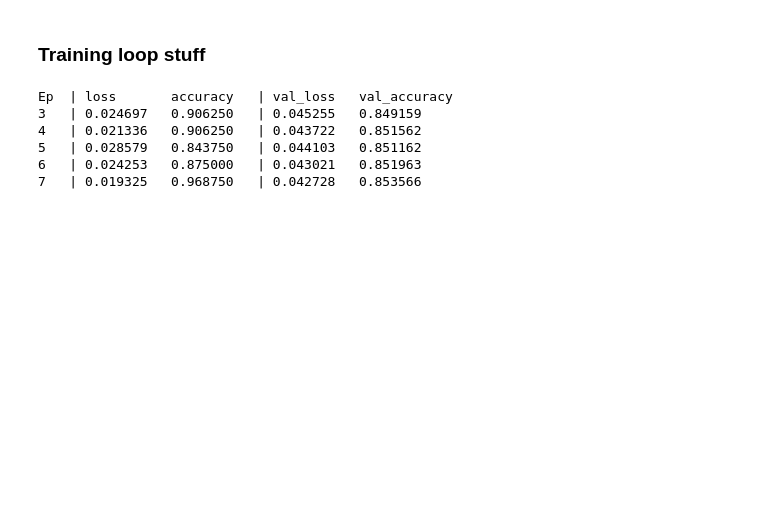
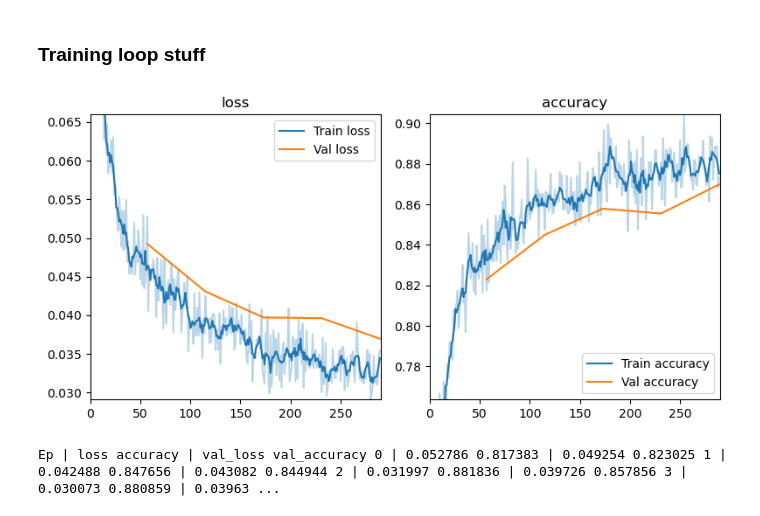
Before and after one commit to xl0/tidygrad, a Jupyter notebook: nbs/06_training.ipynb, the cells around one changed output. Saved outputs shown, nothing was run; the diff lists cells and outputs as text; code cells hidden in the pictures; blank space fills up the shorter version.

Commit message:
Live update the plots

```diff
--- a/nbs/06_training.ipynb
+++ b/nbs/06_training.ipynb
@@ -21,12 +23,18 @@ def add_callbacks(func):
         full_name = func.__name__.replace("do_", "")
         pre_name = f"pre_{full_name}"
         post_name = f"post_{full_name}"
+
+        start_time = time.time()
         for callback in self.callbacks:
             getattr(callback, pre_name, noop)(self)
 
         func(self)
         for callback in self.callbacks:
             getattr(callback, post_name, noop)(self)
+        end_time = time.time()
+
+        # if end_time - start_time > 0.5:
+        #     print(f"{full_name} took {end_time - start_time:.2f} seconds")
 
     return decorator
 # %%
@@ -83,7 +92,7 @@ class DictLoggerCallback:
             else:
                 if m.valid: self.log(learner, f"val_{m.name}", m.calc(learner), accum=True, step=learner.step)
 
-    def post_epoch(self, learner):
+    def post_all_batches(self, learner):
         for m in self.metrics:
             if f"val_{m.name}" in self.history[-1]:
                 self.history[-1][f"val_{m.name}"] /= len(learner.dl)
@@ -177,0 +224,14 @@ def one_hot_encode_batch(y, n_classes):
+# %%
+#| export
+
+def print_metrics_header(metrics):
+    return "Ep  | " + metrics_names_pretty(metrics) + " | " + metrics_names_pretty([f"val_{m}" for m in metrics]) + "\n"
+
+def print_metrics(learner, metrics):
+    train_metrics = {k: v for k, v in learner.history[-1].items() if k in metrics}
+    val_metrics = {f"val_{m}": learner.history[-1].get(f"val_{m}", None) for m in metrics}
+    return " | ".join([
+        f"{learner.epoch:<3}",
+        metrics_last_pretty(metrics, train_metrics),
+        metrics_last_pretty([f"val_{m}" for m in metrics], val_metrics),
+    ]) + "\n"
@@ -266,21 +364,20 @@ class ProgressBarCallback:
 # %%
-BS = 32
+BS = 1024
 
-mnist_train = DataLoader(MNIST(fashion=True), batch_size=BS, shuffle=False, batch_tfms=[mnist_batch_tfm])
+mnist_train = DataLoader(MNIST(fashion=True), batch_size=BS, shuffle=True, batch_tfms=[mnist_batch_tfm])
 mnist_test = DataLoader(MNIST(train=False, fashion=True), batch_size=BS, shuffle=False, batch_tfms=[mnist_batch_tfm])
-
 INT_DIM = 128
 
-w1 = Tensor(np.random.randn(784, INT_DIM) * 1, "w1")
+w1 = Tensor(np.random.randn(784, INT_DIM) * 0.1, "w1")
 b1 = Tensor(np.ones((1, INT_DIM)) * 0.1, "b1")
-w2 = Tensor(np.random.randn(INT_DIM, 10) * 1, "w2")
+w2 = Tensor(np.random.randn(INT_DIM, 10) * 0.1, "w2")
 # b2 = Tensor(np.zeros((1, 10)), "b2")
 
 def linear_model(inputs, params, debug=list()):
     inputs.data = inputs.data.reshape(inputs.data.shape[0], -1)
     x = inputs
     w1, b1, w2 = params
-    z1 = sigmoid(x.mmul(w1, "z1") + b1)
+    z1 = relu(x.mmul(w1, "z1") + b1)
     z2 = z1.mmul(w2, "z2")
 
     return z2
@@ -296,16 +393,14 @@ student = Learner(
     model=MM_func,
     loss_func=loss_f,
     optimizer=optimizer,
-    callbacks=[DictLoggerCallback(), ProgressBarCallback(metrics=["loss", "accuracy",])],
+    callbacks=[DictLoggerCallback(), ProgressBarCallback(metrics=[
+        "loss",
+        "accuracy",
+    ], plot_train_skip_ylim=15, plot_smooth_training=5)],
 )
 # %%
 #| eval: false
-
-student.fit(epochs=5, start_epoch=3)
+student.fit(epochs=5)
 # %% [output]
+[figure, added]
-Ep  | loss       accuracy   | val_loss   val_accuracy
-3   | 0.024697   0.906250   | 0.045255   0.849159
-4   | 0.021336   0.906250   | 0.043722   0.851562
-5   | 0.028579   0.843750   | 0.044103   0.851162
-6   | 0.024253   0.875000   | 0.043021   0.851963
-7   | 0.019325   0.968750   | 0.042728   0.853566
+Ep | loss accuracy | val_loss val_accuracy 0 | 0.052786 0.817383 | 0.049254 0.823025 1 | 0.042488 0.847656 | 0.043082 0.844944 2 | 0.031997 0.881836 | 0.039726 0.857856 3 | 0.030073 0.880859 | 0.03963 ...
```
Also changed, not shown: parts of 11 cells of this notebook, 2 other files.
